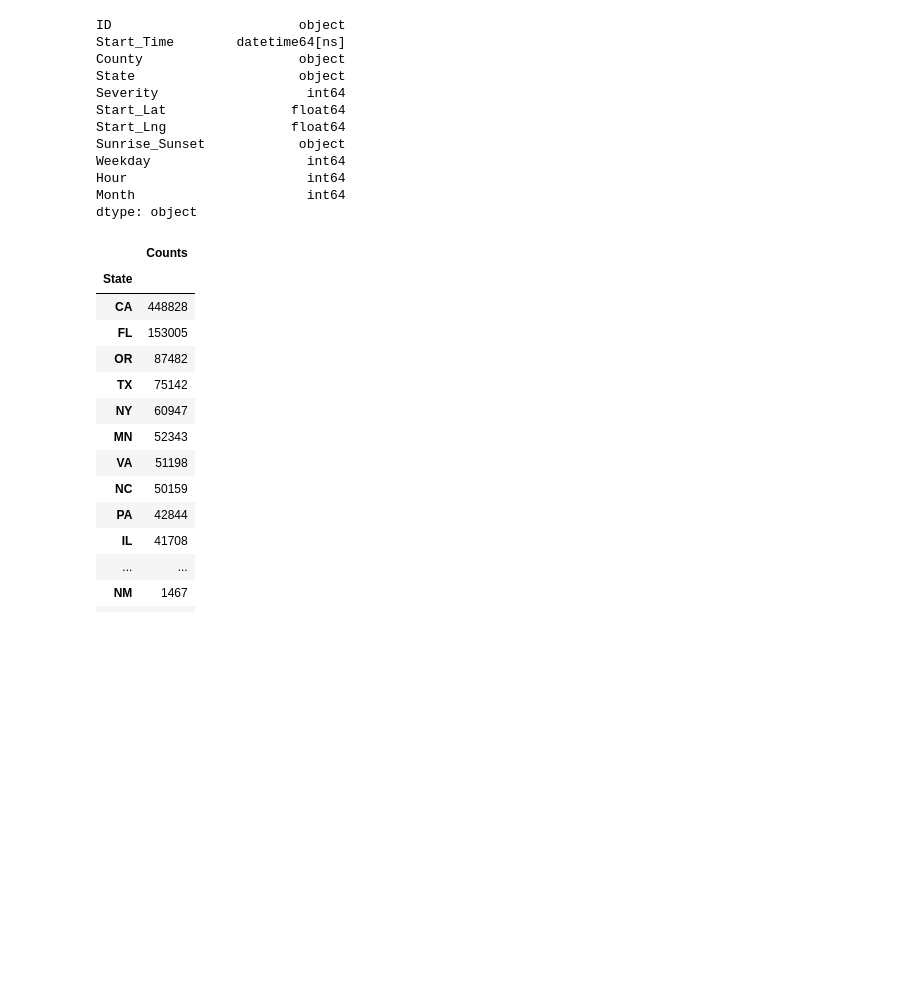
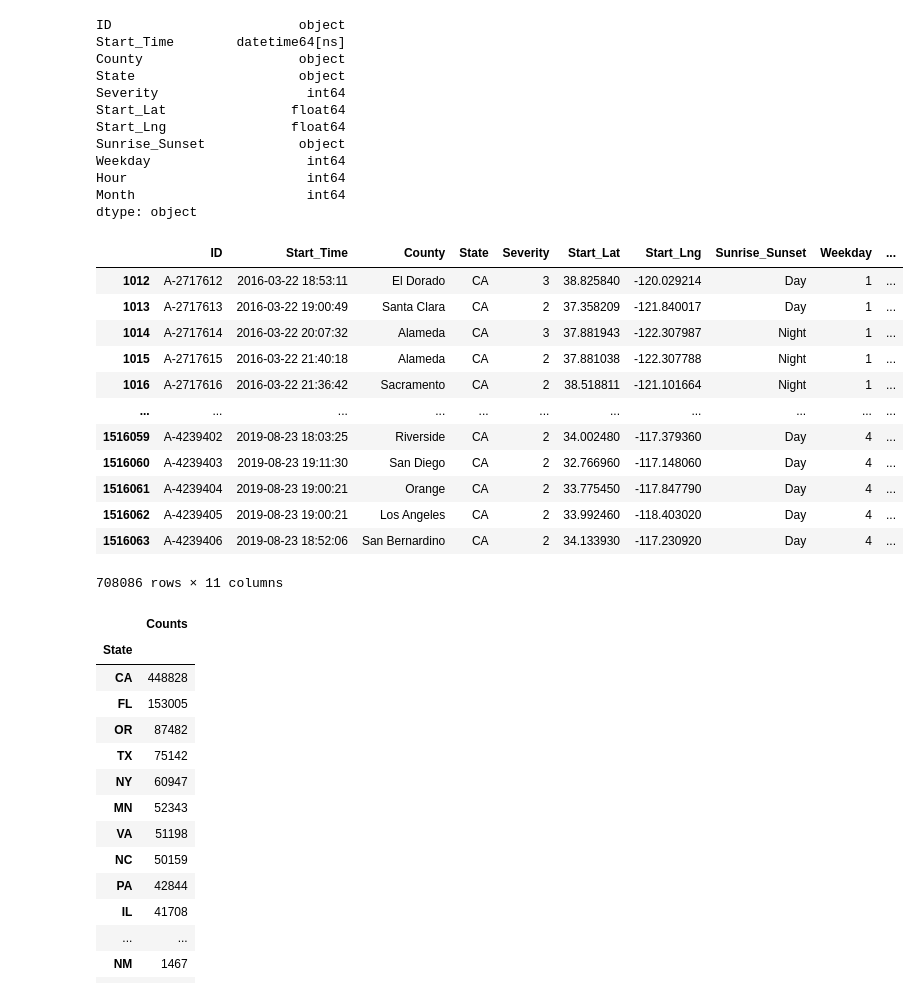
Before and after one commit to lisa8633/6242Project, a Jupyter notebook: DATA_part_1_2_4.ipynb, the cells around one changed output. Saved outputs shown, nothing was run; the diff lists cells and outputs as text; code cells hidden in the pictures; blank space fills up the shorter version.

```diff
--- a/DATA_part_1_2_4.ipynb
+++ b/DATA_part_1_2_4.ipynb
@@ -116,3 +116,20 @@ dtype: object
 # %%
 ##################### DATA CLEANING #####################
 df1.to_csv("data_final_project.csv")
+# %%
+df_4states = df1[df1['State'].isin(['CA', 'FL', 'TX', 'GA'])]
+df_4states
+# %% [output]
+|  | ID | Start_Time | County | State | Severity | Start_Lat | Start_Lng | Sunrise_Sunset | Weekday | ... |
+| 1012 | A-2717612 | 2016-03-22 18:53:11 | El Dorado | CA | 3 | 38.825840 | -120.029214 | Day | 1 | ... |
+| 1013 | A-2717613 | 2016-03-22 19:00:49 | Santa Clara | CA | 2 | 37.358209 | -121.840017 | Day | 1 | ... |
+| 1014 | A-2717614 | 2016-03-22 20:07:32 | Alameda | CA | 3 | 37.881943 | -122.307987 | Night | 1 | ... |
+| 1015 | A-2717615 | 2016-03-22 21:40:18 | Alameda | CA | 2 | 37.881038 | -122.307788 | Night | 1 | ... |
+| 1016 | A-2717616 | 2016-03-22 21:36:42 | Sacramento | CA | 2 | 38.518811 | -121.101664 | Night | 1 | ... |
+| ... | ... | ... | ... | ... | ... | ... | ... | ... | ... | ... |
+| 1516059 | A-4239402 | 2019-08-23 18:03:25 | Riverside | CA | 2 | 34.002480 | -117.379360 | Day | 4 | ... |
+| 1516060 | A-4239403 | 2019-08-23 19:11:30 | San Diego | CA | 2 | 32.766960 | -117.148060 | Day | 4 | ... |
+| 1516061 | A-4239404 | 2019-08-23 19:00:21 | Orange | CA | 2 | 33.775450 | -117.847790 | Day | 4 | ... |
+| 1516062 | A-4239405 | 2019-08-23 19:00:21 | Los Angeles | CA | 2 | 33.992460 | -118.403020 | Day | 4 | ... |
+| 1516063 | A-4239406 | 2019-08-23 18:52:06 | San Bernardino | CA | 2 | 34.133930 | -117.230920 | Day | 4 | ... |
+708086 rows × 11 columns
```
Also changed, not shown: parts of 1 cell of this notebook.
